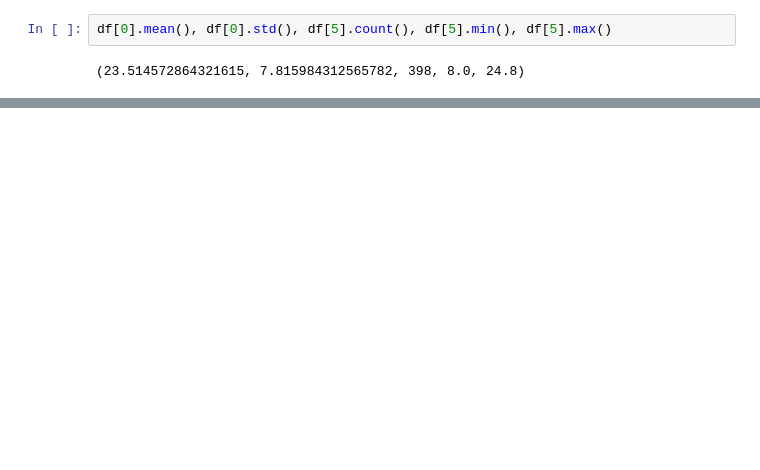
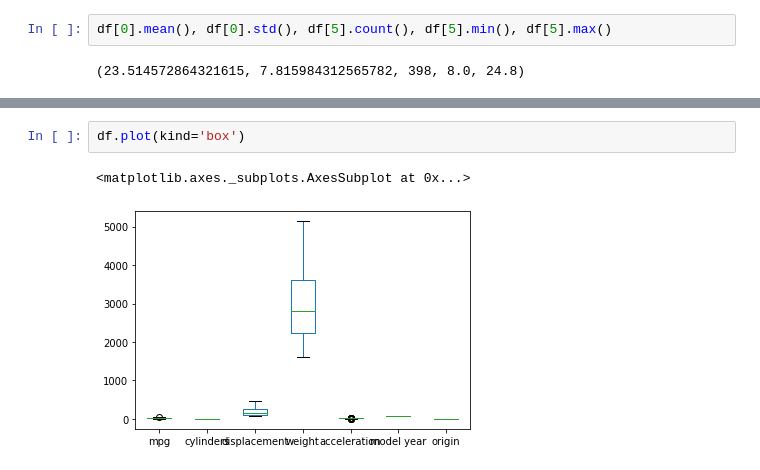
Before and after one commit to jhee-yun/test_visuallization, a Jupyter notebook: autompg_pandasinfo.ipynb, the cells around one changed output, grey strips where cells are left out. Cells and saved outputs as stored; diff of their text form; blank space fills up the shorter version.

```diff
--- a/autompg_pandasinfo.ipynb
+++ b/autompg_pandasinfo.ipynb
@@ -57,0 +91,5 @@ df[0].mean(), df[0].std(), df[5].count(), df[5].min(), df[5].max()
+# %%
+df.plot(kind='box')
+# %% [output]
+<matplotlib.axes._subplots.AxesSubplot at 0x...>
+[figure, added]
```
Also changed, not shown: parts of 9 cells of this notebook.
